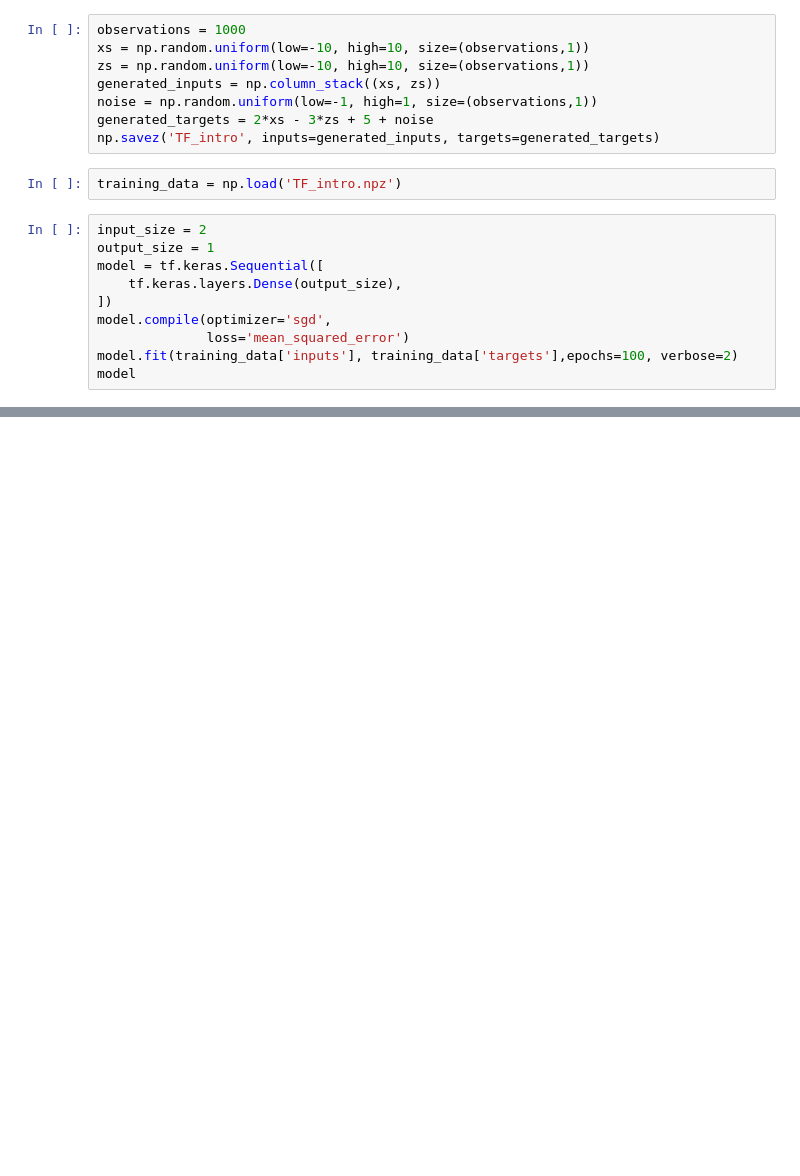
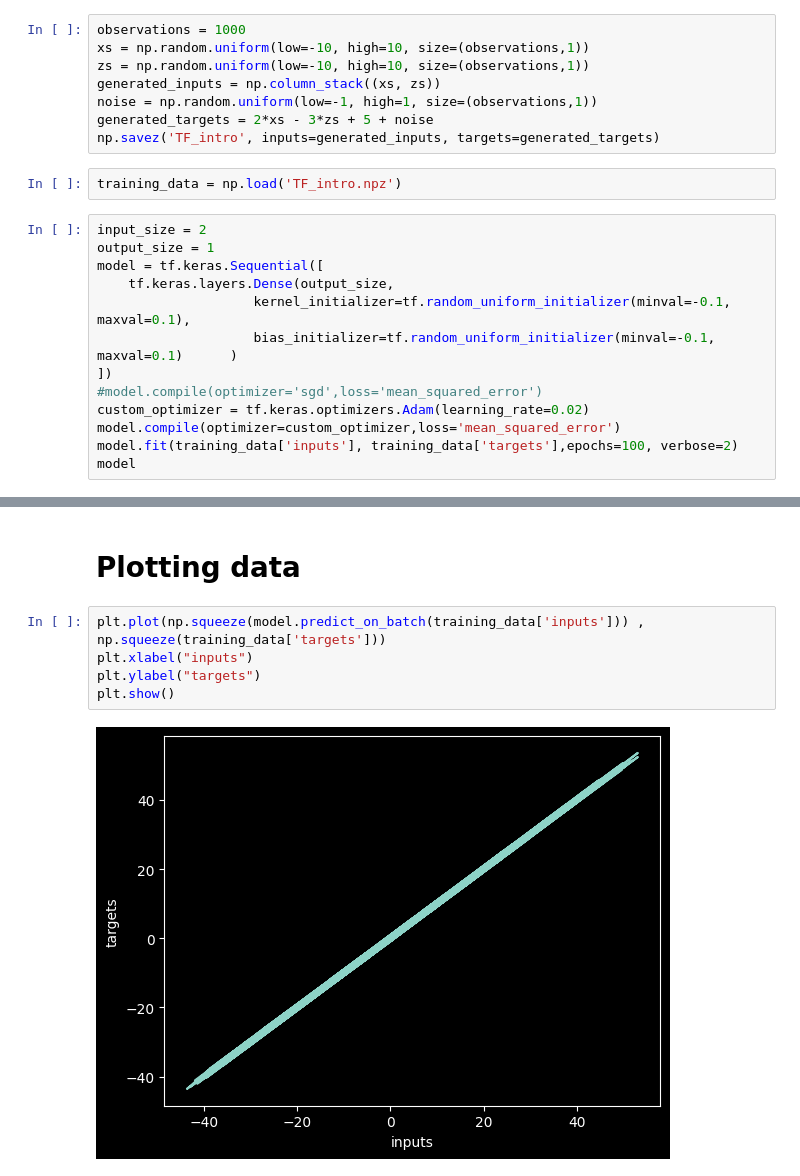
Before and after one commit to shiva508/dear_comrade_data_science_zero_to_hero, a Jupyter notebook: tensor_flow_basics.ipynb, the cells around one changed output, grey strips where cells are left out. Saved outputs shown, nothing was run; the diff lists cells and outputs as text; blank space fills up the shorter version.

Commit message:
Deep learning: Tensor flow

```diff
--- a/tensor_flow_basics.ipynb
+++ b/tensor_flow_basics.ipynb
@@ -16,10 +16,13 @@ training_data = np.load('TF_intro.npz')
 input_size = 2
 output_size = 1
 model = tf.keras.Sequential([
-    tf.keras.layers.Dense(output_size),
+    tf.keras.layers.Dense(output_size,
+                    kernel_initializer=tf.random_uniform_initializer(minval=-0.1, maxval=0.1),
+                    bias_initializer=tf.random_uniform_initializer(minval=-0.1, maxval=0.1)      )
 ])
-model.compile(optimizer='sgd',
-              loss='mean_squared_error')
+#model.compile(optimizer='sgd',loss='mean_squared_error')
+custom_optimizer = tf.keras.optimizers.Adam(learning_rate=0.02)
+model.compile(optimizer=custom_optimizer,loss='mean_squared_error')
 model.fit(training_data['inputs'], training_data['targets'],epochs=100, verbose=2)
 model
 # %% [output]
@@ -49,0 +100,9 @@ model.layers[0].get_weights()
+# %% [markdown]
+# Plotting data
+# %%
+plt.plot(np.squeeze(model.predict_on_batch(training_data['inputs'])) , np.squeeze(training_data['targets']))
+plt.xlabel("inputs")
+plt.ylabel("targets")
+plt.show()
+# %% [output]
+[figure, added]
```
Also changed, not shown: parts of 6 cells of this notebook.
